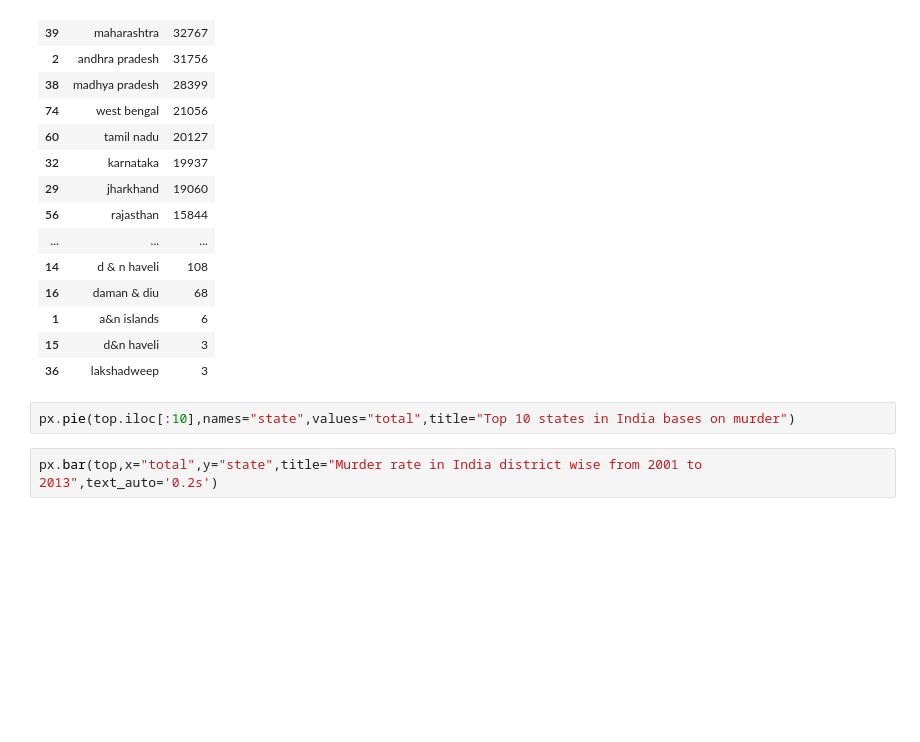
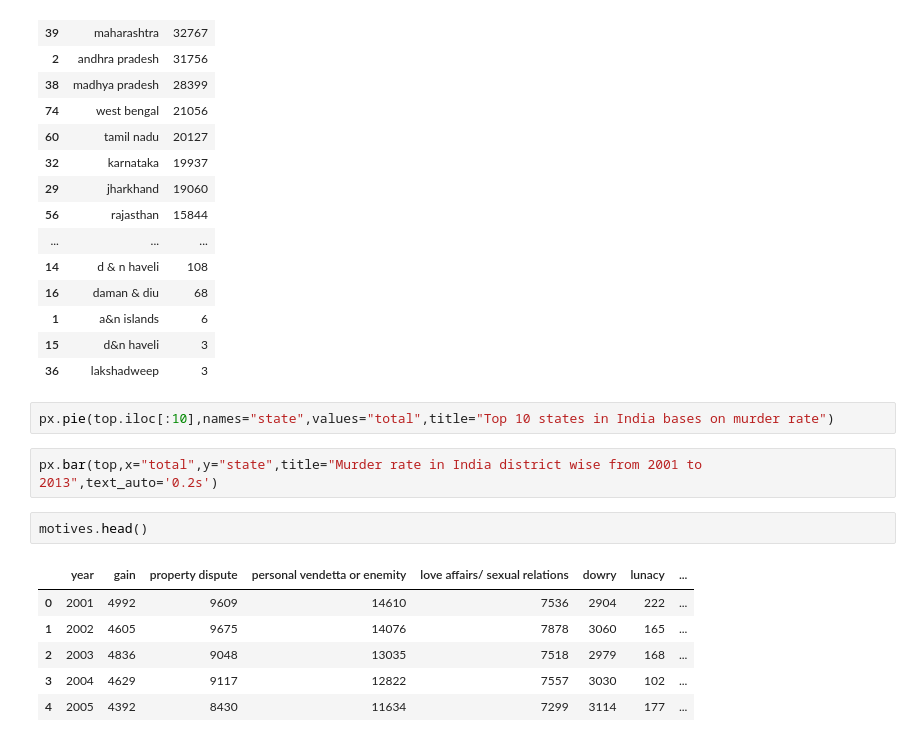
Before and after one commit to Vengadesh58/data_viz, a Jupyter notebook: murder_motives_india/mm_india.ipynb, the cells around one changed output. Saved outputs shown, nothing was run; the diff lists cells and outputs as text; blank space fills up the shorter version.

```diff
--- a/murder_motives_india/mm_india.ipynb
+++ b/murder_motives_india/mm_india.ipynb
@@ -140,6 +140,15 @@ top
 | 15 | d&n haveli | 3 |
 | 36 | lakshadweep | 3 |
 # %%
-px.pie(top.iloc[:10],names="state",values="total",title="Top 10 states in India bases on murder")
+px.pie(top.iloc[:10],names="state",values="total",title="Top 10 states in India bases on murder rate")
 # %%
 px.bar(top,x="total",y="state",title="Murder rate in India district wise from 2001 to 2013",text_auto='0.2s')
+# %%
+motives.head()
+# %% [output]
+|  | year | gain | property dispute | personal vendetta or enemity | love affairs/ sexual relations | dowry | lunacy | ... |
+| 0 | 2001 | 4992 | 9609 | 14610 | 7536 | 2904 | 222 | ... |
+| 1 | 2002 | 4605 | 9675 | 14076 | 7878 | 3060 | 165 | ... |
+| 2 | 2003 | 4836 | 9048 | 13035 | 7518 | 2979 | 168 | ... |
+| 3 | 2004 | 4629 | 9117 | 12822 | 7557 | 3030 | 102 | ... |
+| 4 | 2005 | 4392 | 8430 | 11634 | 7299 | 3114 | 177 | ... |
```
Also changed, not shown: parts of 11 cells of this notebook, 21 other files.
